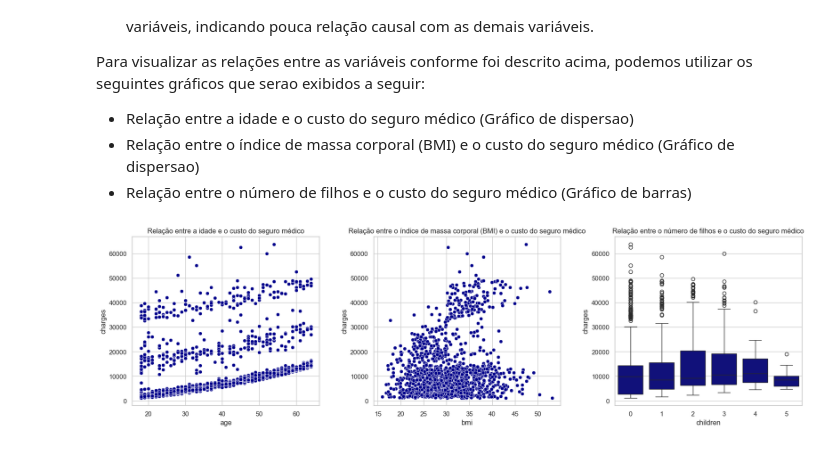
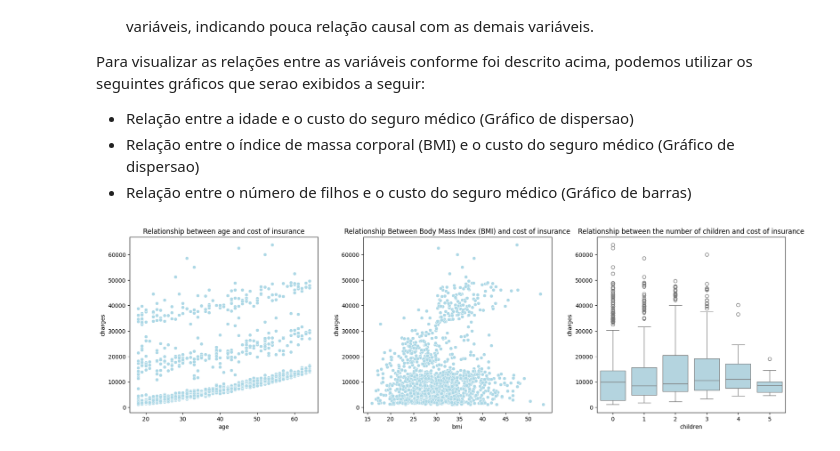
Before and after one commit to vitorAugusto2/custo-seguro-medico-eua, a Jupyter notebook: main.ipynb, the cells around one changed output. Drawn from its saved outputs; the diff is of its cells as text; code cells hidden in the pictures.

```diff
--- a/main.ipynb
+++ b/main.ipynb
@@ -214,30 +217,30 @@ Para visualizar as relações entre as variáveis conforme foi descrito acima, p
 # %%
 # Funcao para plotar os graficos
 def plot_relation(data, x, y, title, kind, ax):
     if kind == "box":
         sns.boxplot(data=data,
                     x=x,
                     y=y,
-                    color="darkblue",
+                    color="lightblue",
                     ax=ax)
     elif kind == "scatter":
         sns.scatterplot(data=df,
                         x=x,
                         y=y,
-                        color="darkblue",
+                        color="lightblue",
                         ax=ax)
     ax.set_title(title)
 
 # Cria janela com varios graficos
 fig, graficos = plt.subplots(nrows=1, ncols=3, figsize=(18, 6))
 plt.tight_layout(pad=5) # 'pad=5' -> espacamento entre os graficos
 
 # Graficos
-plot_relation(df, "age", "charges", "Relação entre a idade e o custo do seguro médico", "scatter",  graficos[0])
-plot_relation(df, "bmi", "charges", "Relação entre o índice de massa corporal (BMI) e o custo do seguro médico", "scatter", graficos[1])
-plot_relation(df, "children", "charges", "Relação entre o número de filhos e o custo do seguro médico", "box", graficos[2])
+plot_relation(df, "age", "charges", "Relationship between age and cost of insurance", "scatter",  graficos[0])
+plot_relation(df, "bmi", "charges", "Relationship Between Body Mass Index (BMI) and cost of insurance", "scatter", graficos[1])
+plot_relation(df, "children", "charges", "Relationship between the number of children and cost of insurance", "box", graficos[2])
 
 # Exibir os graficos
 plt.show()
 # %% [output]
-[figure, old version]
+[figure, new version]
```
Also changed, not shown: parts of 16 cells of this notebook, 1 other file.
